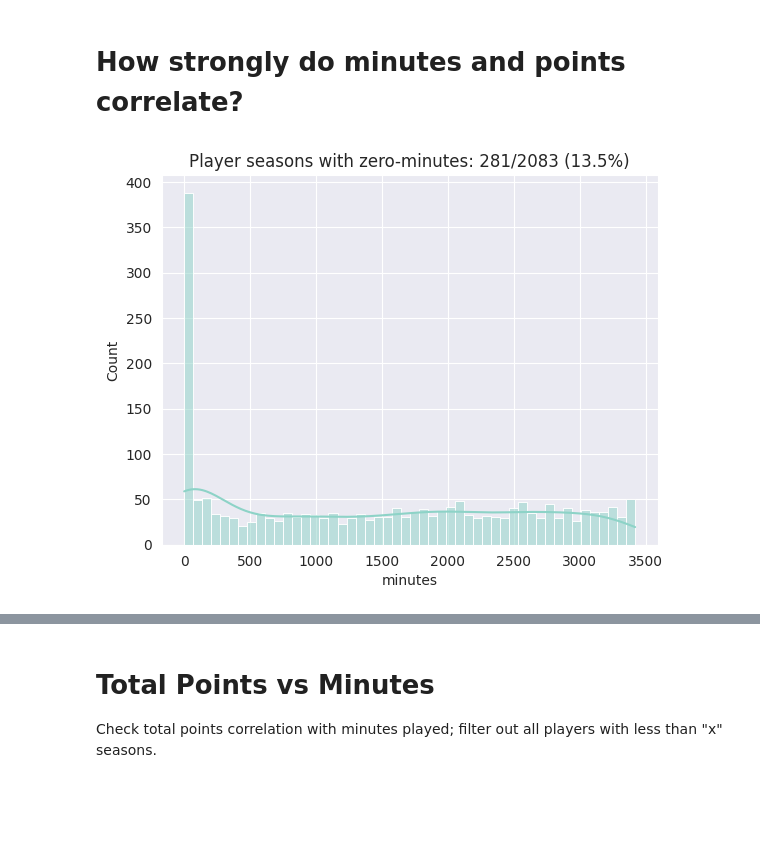
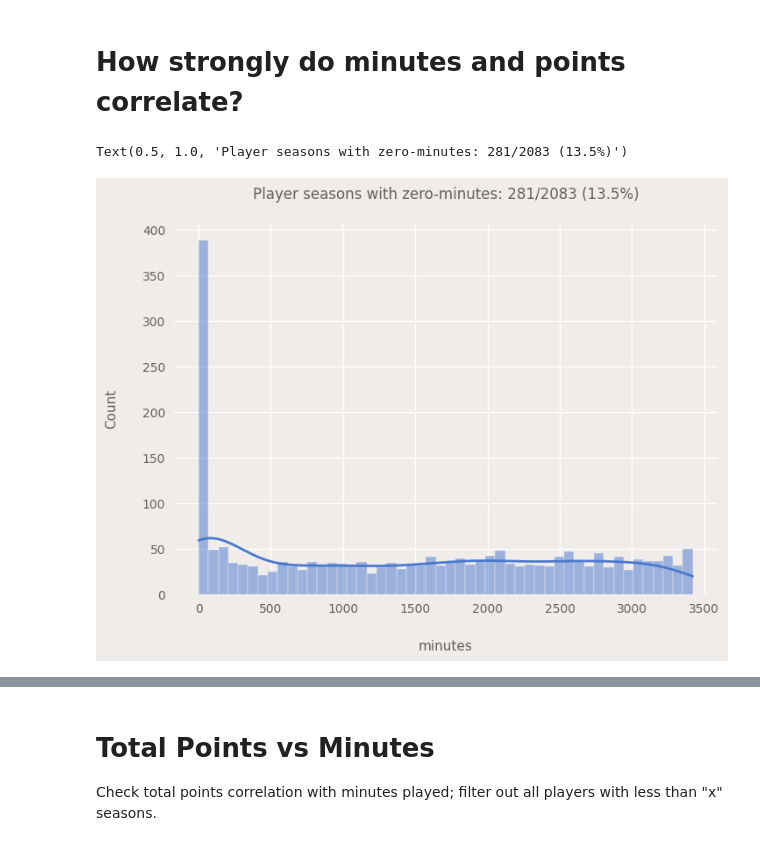
Before and after one commit to edwardhutchinson/fantasy-football-epl, a Jupyter notebook: notebooks/metric_research.ipynb, the cells around one changed output, grey strips where cells are left out. Cells and saved outputs as stored; diff of their text form; code cells hidden in the pictures; blank space fills up the shorter version.

```diff
--- a/notebooks/metric_research.ipynb
+++ b/notebooks/metric_research.ipynb
@@ -8,31 +8,9 @@ import warnings
 
 from pathlib import Path
 from typing import cast
-# %%
-from cycler import cycler
-colors = cycler(
-    "color",
-    ["#E3BA22", "#137B80", "#E6842A", "#EECC55", "#8E6C8A", "#FFBBBB"]
-)
-
-def get_color(i: int) -> str:
-    return colors._left[i]["color"]
-
-plt.style.use("classic")
-plt.rc("figure", facecolor="#E5E2E0")
-plt.rc(
-    "axes",
-    facecolor="#E5E2E0",
-    edgecolor="none",
-    axisbelow=True,
-    grid=True,
-    prop_cycle=colors,
-    titlecolor="#635F5D",
-)
-plt.rc("grid", color="#FFFFFF", linestyle="solid")
-plt.rc("xtick", direction="out", color="#8E8883")
-plt.rc("ytick", direction="out", color="#8E8883")
-plt.rc("lines", linewidth=1)
+# %%
+plt.style.use("seaborn-v0_8-muted")
+plt.style.use("./sunlight-foundation.mplstyle")
 # %%
 np.random.seed(1)
 # %% [markdown]
@@ -100,17 +77,17 @@ with sns.axes_style('darkgrid'):
 # How strongly do minutes and points correlate?
 # %%
 count_zero_mins = (historic["minutes"] == 0).sum()
-with sns.axes_style("darkgrid"):
-    fig, ax = plt.subplots()
-    sns.histplot(historic["minutes"], bins=50, kde=True, ax=ax)
-    plt.title(
-        "Player seasons with zero-minutes: {cnt}/{tot} ({perc}%)".format(
-            cnt=count_zero_mins,
-            tot=historic.shape[0],
-            perc=np.round(100*count_zero_mins/historic.shape[0], 1)
-        )
+fig, ax = plt.subplots()
+sns.histplot(historic["minutes"], bins=50, kde=True, ax=ax)
+plt.title(
+    "Player seasons with zero-minutes: {cnt}/{tot} ({perc}%)".format(
+        cnt=count_zero_mins,
+        tot=historic.shape[0],
+        perc=np.round(100*count_zero_mins/historic.shape[0], 1)
     )
+)
 # %% [output]
+Text(0.5, 1.0, 'Player seasons with zero-minutes: 281/2083 (13.5%)')
-[figure, old version]
+[figure, new version]
 # %%
 filter_less_than_mins = 90
```
Also changed, not shown: parts of 4 cells of this notebook, 1 other file.
